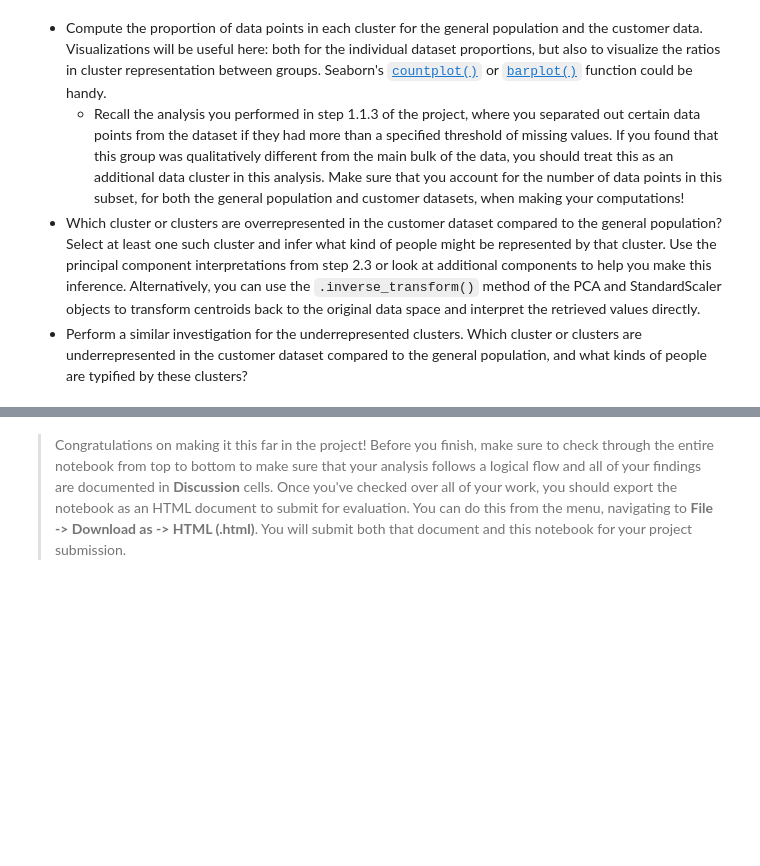
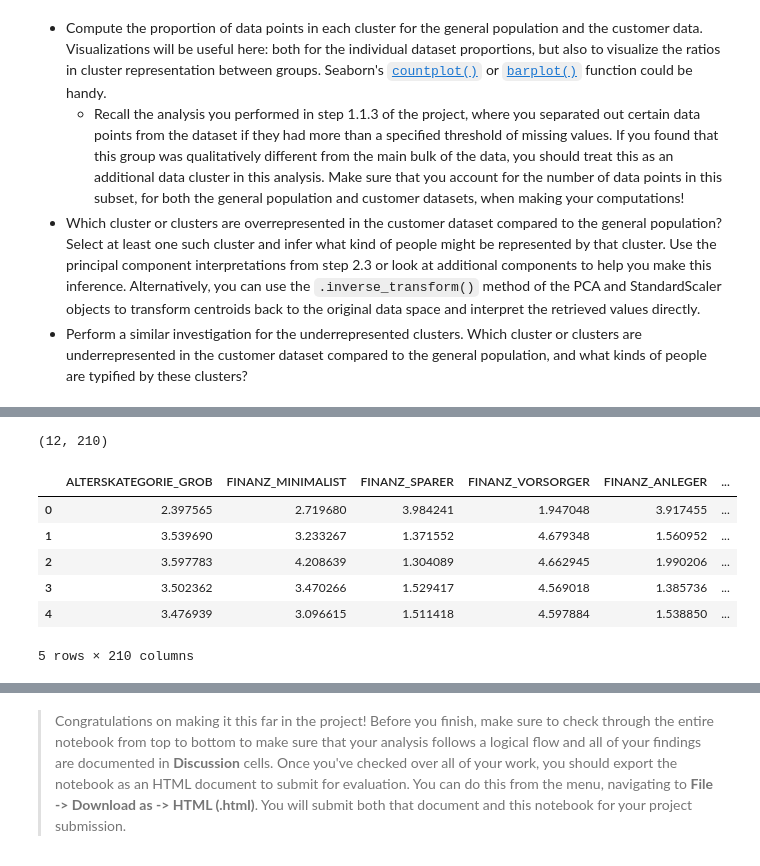
Before and after one commit to brosales8/customer_segmentation, a Jupyter notebook: Identify_Customer_Segments.ipynb, the cells around one changed output, grey strips where cells are left out. Cells and saved outputs as stored; diff of their text form; code cells hidden in the pictures; blank space fills up the shorter version.

```diff
--- a/Identify_Customer_Segments.ipynb
+++ b/Identify_Customer_Segments.ipynb
@@ -1549,0 +1487,15 @@ comp_bar_plot(f)
+# %%
+# Customer Centroids transformation to original feature space
+cust_centroid= scaler.inverse_transform(cust_pca.inverse_transform(km_cust.cluster_centers_))
+centroid = pd.DataFrame(cust_centroid, columns = df_customers.columns)
+print(cust_centroid.shape)
+centroid.head()
+# %% [output]
+(12, 210)
+|  | ALTERSKATEGORIE_GROB | FINANZ_MINIMALIST | FINANZ_SPARER | FINANZ_VORSORGER | FINANZ_ANLEGER | ... |
+| 0 | 2.397565 | 2.719680 | 3.984241 | 1.947048 | 3.917455 | ... |
+| 1 | 3.539690 | 3.233267 | 1.371552 | 4.679348 | 1.560952 | ... |
+| 2 | 3.597783 | 4.208639 | 1.304089 | 4.662945 | 1.990206 | ... |
+| 3 | 3.502362 | 3.470266 | 1.529417 | 4.569018 | 1.385736 | ... |
+| 4 | 3.476939 | 3.096615 | 1.511418 | 4.597884 | 1.538850 | ... |
+5 rows × 210 columns
```
Also changed, not shown: parts of 29 cells of this notebook.
